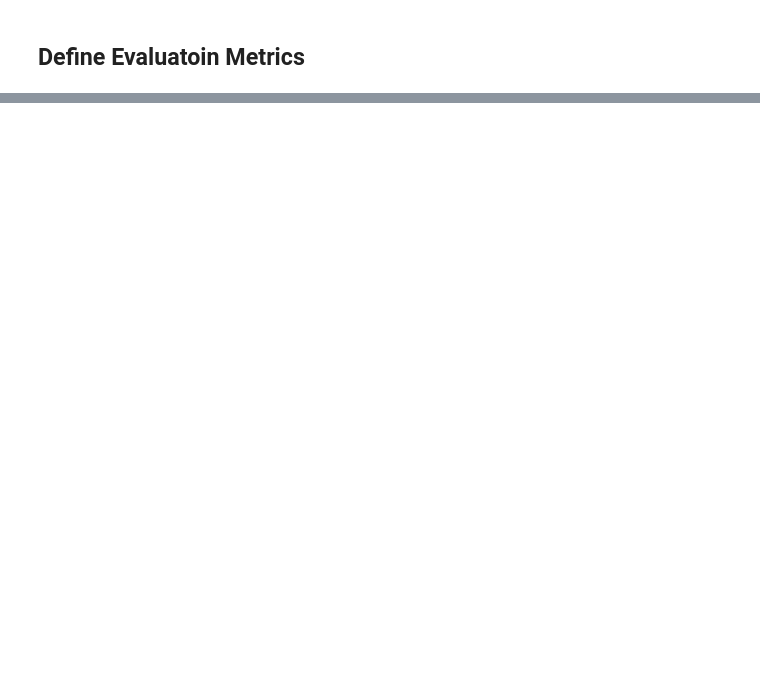
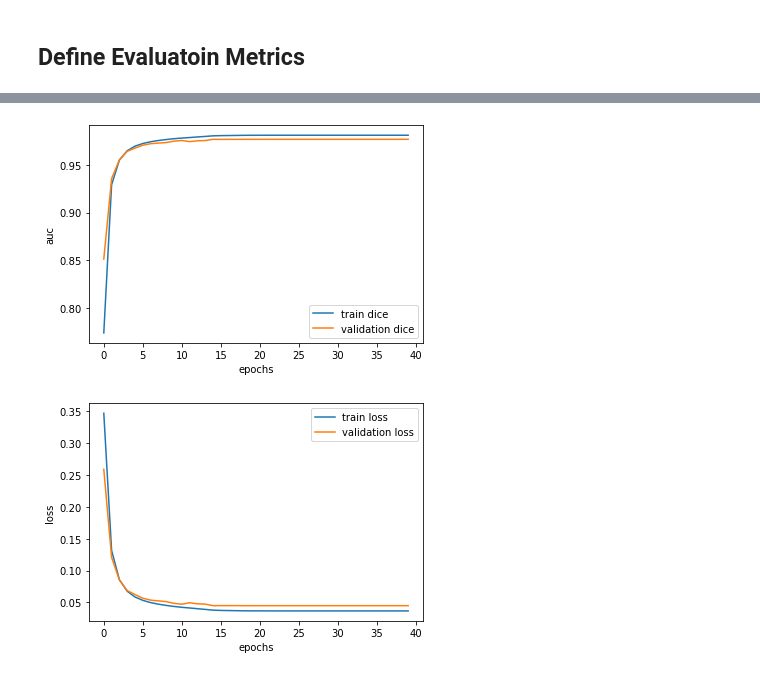
Before and after one commit to degagawolde/DeepLearningBasedTBDiagnosis, a Jupyter notebook: UnetLungSegmentation.ipynb, the cells around one changed output, grey strips where cells are left out. Drawn from its saved outputs; the diff is of its cells as text; code cells hidden in the pictures; blank space fills up the shorter version.

```diff
--- a/UnetLungSegmentation.ipynb
+++ b/UnetLungSegmentation.ipynb
@@ -159,7 +167,7 @@ def model():
         x =  Conv2DTranspose(filters=f[-i],kernel_size=3,strides=2,padding='same')(x)
         x = Concatenate()([x, x_skip])
 
-        x = Conv2D(f[-i], (5, 5), padding="same")(x)
+        x = Conv2D(f[-i], (3, 3), padding="same")(x)
         x = BatchNormalization()(x)
         x = Activation("relu")(x)
 
@@ -227,7 +261,7 @@ if len(train_x) % BATCH != 0:
 if len(valid_x) % BATCH != 0:
     valid_steps += 1
 
-model.fit(
+hist = model.fit(
     train_dataset,
     validation_data=valid_dataset,
     epochs=40,
@@ -238 +308,20 @@ model.fit(
+# %%
+import matplotlib.pyplot as plt
+
+plt.plot(hist.history['dice_coef'])
+plt.plot(hist.history['val_dice_coef'])
+plt.legend(['train dice','validation dice'])
+plt.ylabel('auc')
+plt.xlabel('epochs')
+plt.show()
+
+plt.plot(hist.history['loss'])
+plt.plot(hist.history[ 'val_loss'])
+plt.legend(['train loss','validation loss'])
+plt.ylabel('loss')
+plt.xlabel('epochs')
+plt.show()
+# %% [output]
+[figure, added]
+[figure, added]
 # %%
```
Also changed, not shown: parts of 10 cells of this notebook, 2 other files.
